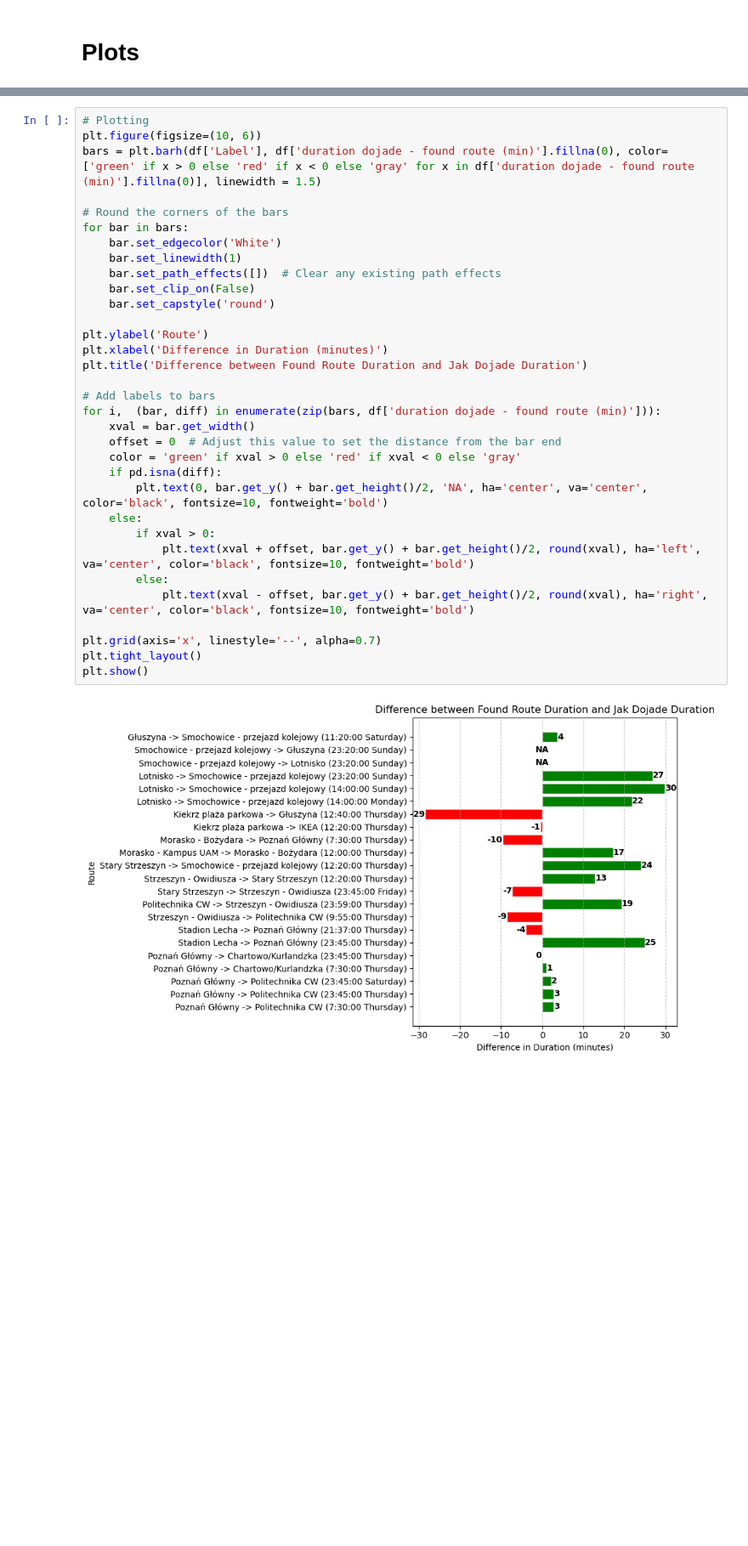
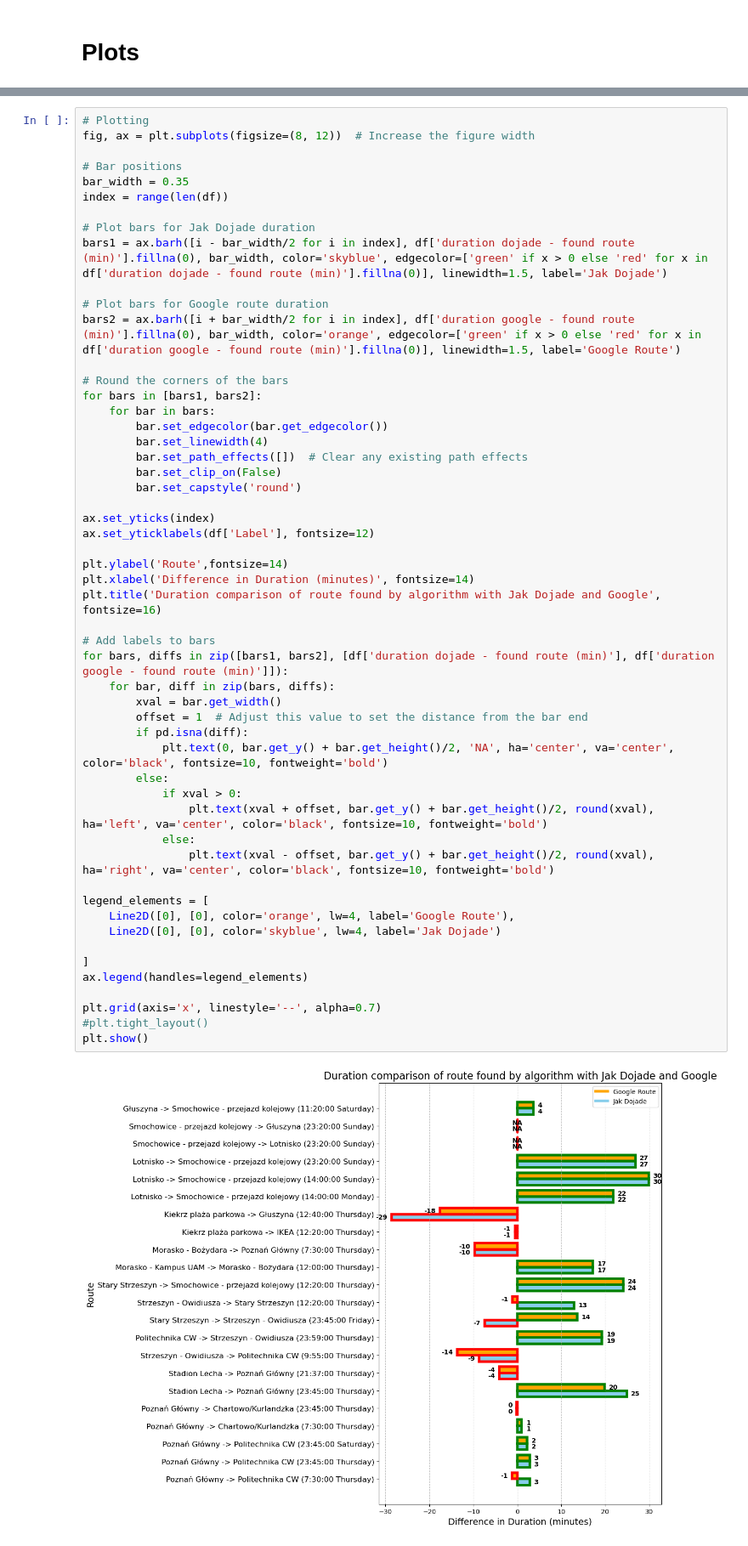
Before and after one commit to DawidJedraszczyk/e-Bimba, a Jupyter notebook: custom_benchmark_data_analysis.ipynb, the cells around one changed output, grey strips where cells are left out. Shown at 85% size. Saved outputs shown, nothing was run; the diff lists cells and outputs as text; blank space fills up the shorter version.

```diff
--- a/custom_benchmark_data_analysis.ipynb
+++ b/custom_benchmark_data_analysis.ipynb
@@ -61,35 +57,55 @@ df['Label'] = df['Start name'] + ' -> ' + df['Destination Name'] + ' (' + df['St
 # %%
 # Plotting
-plt.figure(figsize=(10, 6))
-bars = plt.barh(df['Label'], df['duration dojade - found route (min)'].fillna(0), color=['green' if x > 0 else 'red' if x < 0 else 'gray' for x in df['duration dojade - found route (min)'].fillna(0)], linewidth = 1.5)
+fig, ax = plt.subplots(figsize=(8, 12))  # Increase the figure width
+
+# Bar positions
+bar_width = 0.35
+index = range(len(df))
+
+# Plot bars for Jak Dojade duration
+bars1 = ax.barh([i - bar_width/2 for i in index], df['duration dojade - found route (min)'].fillna(0), bar_width, color='skyblue', edgecolor=['green' if x > 0 else 'red' for x in df['duration dojade - found route (min)'].fillna(0)], linewidth=1.5, label='Jak Dojade')
+
+# Plot bars for Google route duration
+bars2 = ax.barh([i + bar_width/2 for i in index], df['duration google - found route (min)'].fillna(0), bar_width, color='orange', edgecolor=['green' if x > 0 else 'red' for x in df['duration google - found route (min)'].fillna(0)], linewidth=1.5, label='Google Route')
 
 # Round the corners of the bars
-for bar in bars:
-    bar.set_edgecolor('White')
-    bar.set_linewidth(1)
-    bar.set_path_effects([])  # Clear any existing path effects
-    bar.set_clip_on(False)
-    bar.set_capstyle('round')
+for bars in [bars1, bars2]:
+    for bar in bars:
+        bar.set_edgecolor(bar.get_edgecolor())
+        bar.set_linewidth(4)
+        bar.set_path_effects([])  # Clear any existing path effects
+        bar.set_clip_on(False)
+        bar.set_capstyle('round')
 
-plt.ylabel('Route')
-plt.xlabel('Difference in Duration (minutes)')
-plt.title('Difference between Found Route Duration and Jak Dojade Duration')
+ax.set_yticks(index)
+ax.set_yticklabels(df['Label'], fontsize=12)
+
+plt.ylabel('Route',fontsize=14)
+plt.xlabel('Difference in Duration (minutes)', fontsize=14)
+plt.title('Duration comparison of route found by algorithm with Jak Dojade and Google', fontsize=16)
 
 # Add labels to bars
-for i,  (bar, diff) in enumerate(zip(bars, df['duration dojade - found route (min)'])):
-    xval = bar.get_width()
-    offset = 0  # Adjust this value to set the distance from the bar end
-    color = 'green' if xval > 0 else 'red' if xval < 0 else 'gray'
-    if pd.isna(diff):
-        plt.text(0, bar.get_y() + bar.get_height()/2, 'NA', ha='center', va='center', color='black', fontsize=10, fontweight='bold')
-    else:
-        if xval > 0:
-            plt.text(xval + offset, bar.get_y() + bar.get_height()/2, round(xval), ha='left', va='center', color='black', fontsize=10, fontweight='bold')
+for bars, diffs in zip([bars1, bars2], [df['duration dojade - found route (min)'], df['duration google - found route (min)']]):
+    for bar, diff in zip(bars, diffs):
+        xval = bar.get_width()
+        offset = 1  # Adjust this value to set the distance from the bar end
+        if pd.isna(diff):
+            plt.text(0, bar.get_y() + bar.get_height()/2, 'NA', ha='center', va='center', color='black', fontsize=10, fontweight='bold')
         else:
-            plt.text(xval - offset, bar.get_y() + bar.get_height()/2, round(xval), ha='right', va='center', color='black', fontsize=10, fontweight='bold')
+            if xval > 0:
+                plt.text(xval + offset, bar.get_y() + bar.get_height()/2, round(xval), ha='left', va='center', color='black', fontsize=10, fontweight='bold')
+            else:
+                plt.text(xval - offset, bar.get_y() + bar.get_height()/2, round(xval), ha='right', va='center', color='black', fontsize=10, fontweight='bold')
+
+legend_elements = [
+    Line2D([0], [0], color='orange', lw=4, label='Google Route'),
+    Line2D([0], [0], color='skyblue', lw=4, label='Jak Dojade')
+
+]
+ax.legend(handles=legend_elements)
 
 plt.grid(axis='x', linestyle='--', alpha=0.7)
-plt.tight_layout()
+#plt.tight_layout()
 plt.show()
 # %% [output]
-[figure, old version]
+[figure, new version]
```
Also changed, not shown: parts of 19 cells of this notebook.
